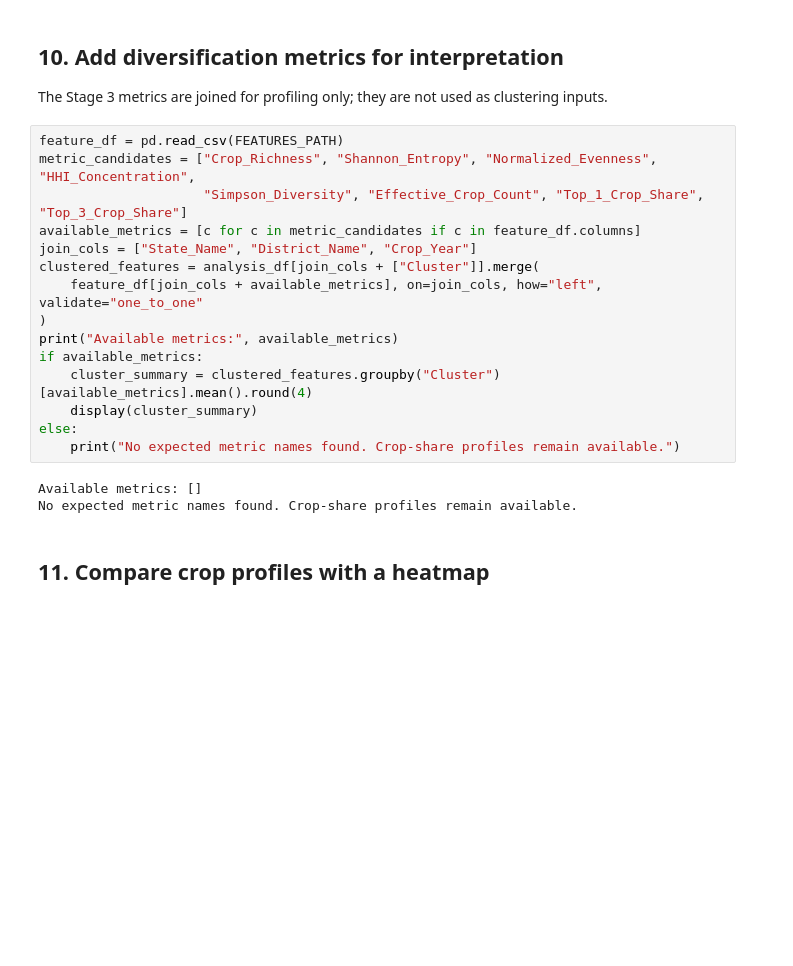
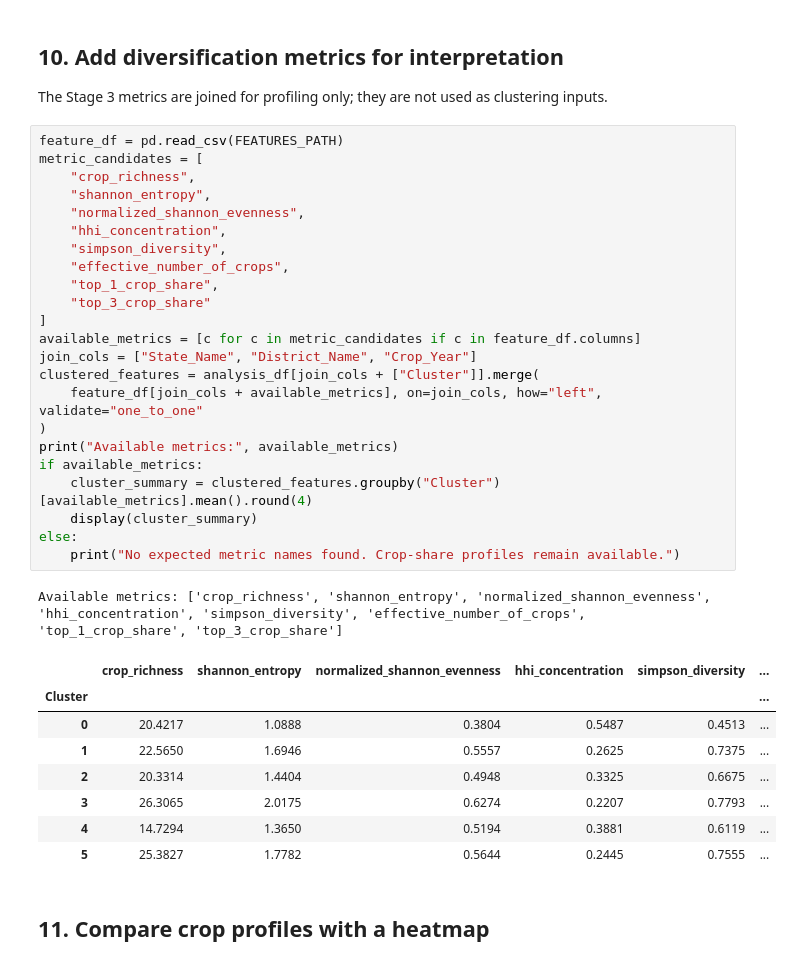
Before and after one commit to Aditi24-space/AgriShift, a Jupyter notebook: notebooks/05_District_Clustering.ipynb, the cells around one changed output. Cells and saved outputs as stored; diff of their text form; blank space fills up the shorter version.

Commit message:
Fix cluster summary metric mapping

```diff
--- a/notebooks/05_District_Clustering.ipynb
+++ b/notebooks/05_District_Clustering.ipynb
@@ -227,22 +227,37 @@ display(top_crops_by_cluster)
 The Stage 3 metrics are joined for profiling only; they are not used as clustering inputs.
 # %%
 feature_df = pd.read_csv(FEATURES_PATH)
-metric_candidates = ["Crop_Richness", "Shannon_Entropy", "Normalized_Evenness", "HHI_Concentration",
-                     "Simpson_Diversity", "Effective_Crop_Count", "Top_1_Crop_Share", "Top_3_Crop_Share"]
+metric_candidates = [
+    "crop_richness",
+    "shannon_entropy",
+    "normalized_shannon_evenness",
+    "hhi_concentration",
+    "simpson_diversity",
+    "effective_number_of_crops",
+    "top_1_crop_share",
+    "top_3_crop_share"
+]
 available_metrics = [c for c in metric_candidates if c in feature_df.columns]
 join_cols = ["State_Name", "District_Name", "Crop_Year"]
 clustered_features = analysis_df[join_cols + ["Cluster"]].merge(
     feature_df[join_cols + available_metrics], on=join_cols, how="left", validate="one_to_one"
 )
 print("Available metrics:", available_metrics)
 if available_metrics:
     cluster_summary = clustered_features.groupby("Cluster")[available_metrics].mean().round(4)
     display(cluster_summary)
 else:
     print("No expected metric names found. Crop-share profiles remain available.")
 # %% [output]
-Available metrics: []
-No expected metric names found. Crop-share profiles remain available.
+Available metrics: ['crop_richness', 'shannon_entropy', 'normalized_shannon_evenness', 'hhi_concentration', 'simpson_diversity', 'effective_number_of_crops', 'top_1_crop_share', 'top_3_crop_share']
+|  | crop_richness | shannon_entropy | normalized_shannon_evenness | hhi_concentration | simpson_diversity | ... |
+| Cluster |  |  |  |  |  | ... |
+| 0 | 20.4217 | 1.0888 | 0.3804 | 0.5487 | 0.4513 | ... |
+| 1 | 22.5650 | 1.6946 | 0.5557 | 0.2625 | 0.7375 | ... |
+| 2 | 20.3314 | 1.4404 | 0.4948 | 0.3325 | 0.6675 | ... |
+| 3 | 26.3065 | 2.0175 | 0.6274 | 0.2207 | 0.7793 | ... |
+| 4 | 14.7294 | 1.3650 | 0.5194 | 0.3881 | 0.6119 | ... |
+| 5 | 25.3827 | 1.7782 | 0.5644 | 0.2445 | 0.7555 | ... |
 # %% [markdown]
 ## 11. Compare crop profiles with a heatmap
 # %%
```
